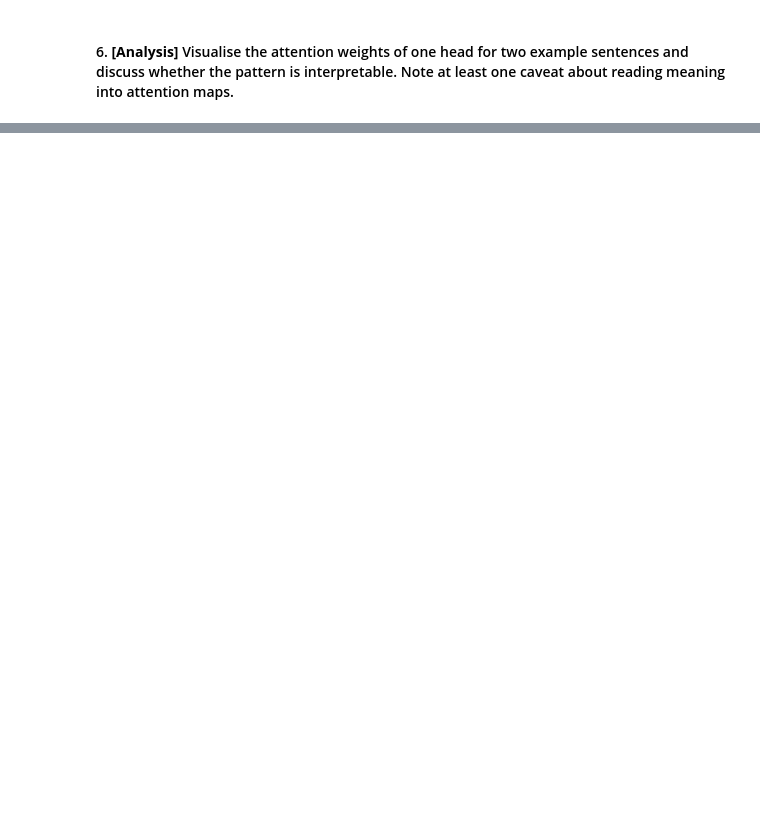
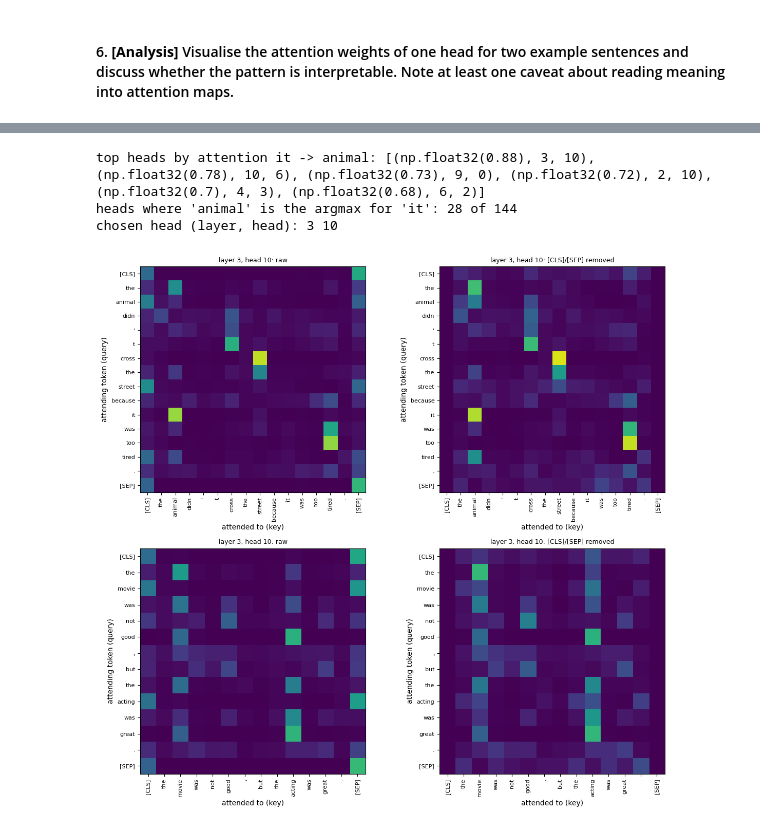
Before and after one commit to Jagaxxx/AUD_labs, a Jupyter notebook: Problem Set 4/l4.ipynb, the cells around one changed output, grey strips where cells are left out. Cells and saved outputs as stored; diff of their text form; code cells hidden in the pictures; blank space fills up the shorter version.

```diff
--- a/Problem Set 4/l4.ipynb
+++ b/Problem Set 4/l4.ipynb
@@ -391,0 +524,17 @@ Test passed successfully
+# %%
+def row(name, pred, t, n_trainable):
+    lo, hi = boot_ci(y_te, pred)
+    return {"Method": name, "Test accuracy": accuracy_score(y_te, pred), "95% CI": f"[{lo:.3f}, {hi:.3f}]",
+            "Macro-F1": f1_score(y_te, pred, average="macro"), "Train time [s]": round(t, 1),
+            "Trainable params": n_trainable}
+
+results = pd.DataFrame([
+    row("TF-IDF + LR (baseline)", pred_tfidf, t_tfidf, tfidf[1].coef_.size + tfidf[1].intercept_.size),
+    row("(a) frozen MiniLM + LR", pred_frozen, t_frozen, lin.coef_.size + lin.intercept_.size),
+    row("(b) fine-tuned DistilBERT", pred_ft, t_ft, sum(p.numel() for p in ft_model.parameters())),
+])
+display(results.round(4))
+
+for name, p in [("(a) frozen", pred_frozen), ("(b) fine-tuned", pred_ft)]:
+    d, (lo, hi) = paired_boot(y_te, p, pred_tfidf)
+    print(f"{name} minus TF-IDF: {d:+.3f} accuracy, 95% CI [{lo:+.3f}, {hi:+.3f}]")
@@ -393,0 +622,25 @@ Test passed successfully
+# %%
+tokens0, att0 = data[0]
+i_it, i_an = tokens0.index("it"), tokens0.index("animal")
+scores = []
+for l in range(12):
+    for h in range(12):
+        row = mask_special(att0[l, h], tokens0)[i_it]
+        scores.append((row[i_an], bool(row[i_an] == row.max()), l, h))
+scores.sort(reverse=True)
+print("top heads by attention it -> animal:", [(round(s, 2), l, h) for s, _, l, h in scores[:6]])
+print("heads where 'animal' is the argmax for 'it':", sum(s[1] for s in scores), "of 144")
+L, H = scores[0][2], scores[0][3]
+print("chosen head (layer, head):", L, H)
+# %% [output]
+top heads by attention it -> animal: [(np.float32(0.88), 3, 10), (np.float32(0.78), 10, 6), (np.float32(0.73), 9, 0), (np.float32(0.72), 2, 10), (np.float32(0.7), 4, 3), (np.float32(0.68), 6, 2)]
+heads where 'animal' is the argmax for 'it': 28 of 144
+chosen head (layer, head): 3 10
+# %%
+fig, axes = plt.subplots(2, 2, figsize=(12, 11))
+for k, (tokens, att) in enumerate(data):
+    plot_head(axes[k, 0], att[L, H], tokens, f"layer {L}, head {H}: raw")
+    plot_head(axes[k, 1], mask_special(att[L, H], tokens), tokens, f"layer {L}, head {H}: [CLS]/[SEP] removed")
+plt.tight_layout(); plt.show()
+# %% [output]
+[figure, added]
```
Also changed, not shown: parts of 11 cells of this notebook.
